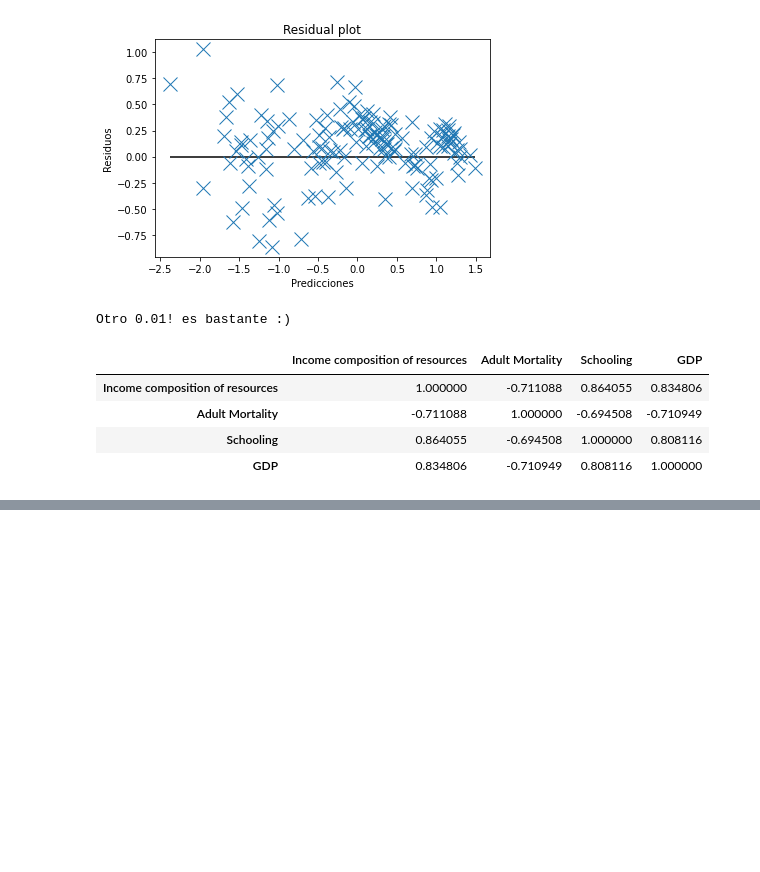
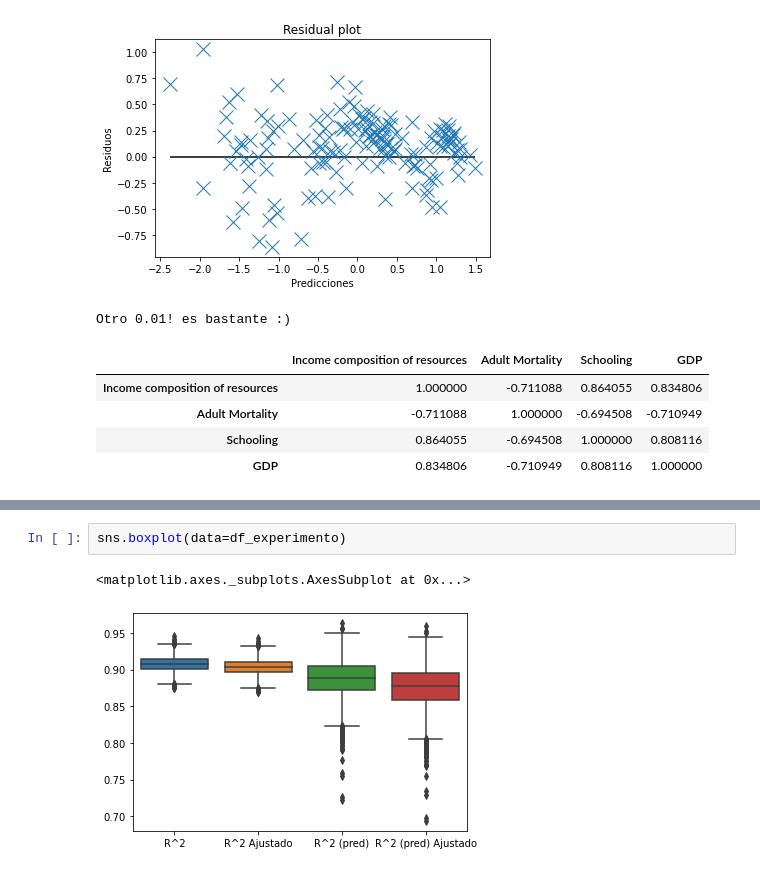
Before and after one commit to iglosiggio/metnum-tp3, a Jupyter notebook: notebooks/analisis_exploratorio_de_datos.ipynb, the cells around one changed output, grey strips where cells are left out. Cells and saved outputs as stored; diff of their text form; blank space fills up the shorter version.

```diff
--- a/notebooks/analisis_exploratorio_de_datos.ipynb
+++ b/notebooks/analisis_exploratorio_de_datos.ipynb
@@ -751,0 +893,5 @@ Con un $R^2$ de $0.892$ ($0.889$ ajustado)
+# %%
+sns.boxplot(data=df_experimento)
+# %% [output]
+<matplotlib.axes._subplots.AxesSubplot at 0x...>
+[figure, added]
```
Also changed, not shown: parts of 11 cells of this notebook.
